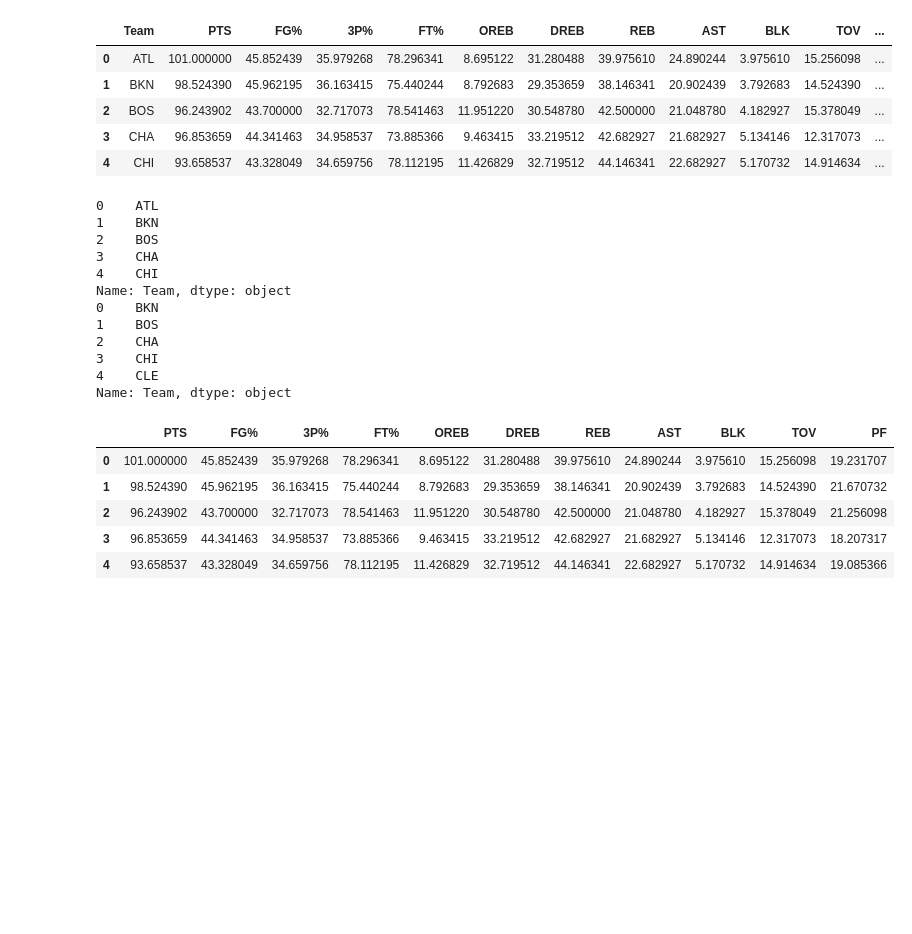
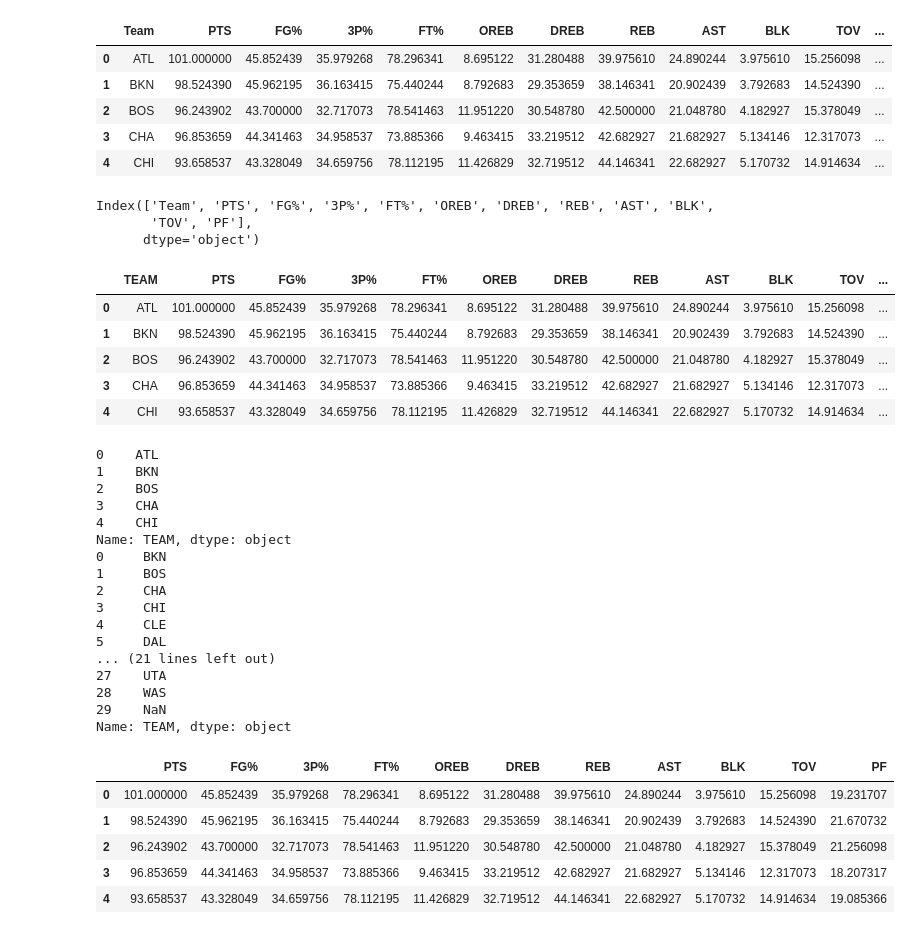
Before and after one commit to rwjenks/Final, a Jupyter notebook: Tim_Files/NBA_Season_Averages.ipynb, the cells around one changed output. Saved outputs shown, nothing was run; the diff lists cells and outputs as text; code cells hidden in the pictures; blank space fills up the shorter version.

Commit message:
corrected NaN issue on team names for 13-14

```diff
--- a/Tim_Files/NBA_Season_Averages.ipynb
+++ b/Tim_Files/NBA_Season_Averages.ipynb
@@ -98,23 +98,44 @@ avg_1314.head()
 | 2 | BOS | 96.243902 | 43.700000 | 32.717073 | 78.541463 | 11.951220 | 30.548780 | 42.500000 | 21.048780 | 4.182927 | 15.378049 | ... |
 | 3 | CHA | 96.853659 | 44.341463 | 34.958537 | 73.885366 | 9.463415 | 33.219512 | 42.682927 | 21.682927 | 5.134146 | 12.317073 | ... |
 | 4 | CHI | 93.658537 | 43.328049 | 34.659756 | 78.112195 | 11.426829 | 32.719512 | 44.146341 | 22.682927 | 5.170732 | 14.914634 | ... |
+# %%
+avg_1314.columns
+# %% [output]
+Index(['Team', 'PTS', 'FG%', '3P%', 'FT%', 'OREB', 'DREB', 'REB', 'AST', 'BLK',
+       'TOV', 'PF'],
+      dtype='object')
+# %%
+avg_1314.rename(columns = {list(avg_1314)[0]: 'TEAM'}, inplace = True)
+avg_1314.head()
+# %% [output]
+|  | TEAM | PTS | FG% | 3P% | FT% | OREB | DREB | REB | AST | BLK | TOV | ... |
+| 0 | ATL | 101.000000 | 45.852439 | 35.979268 | 78.296341 | 8.695122 | 31.280488 | 39.975610 | 24.890244 | 3.975610 | 15.256098 | ... |
+| 1 | BKN | 98.524390 | 45.962195 | 36.163415 | 75.440244 | 8.792683 | 29.353659 | 38.146341 | 20.902439 | 3.792683 | 14.524390 | ... |
+| 2 | BOS | 96.243902 | 43.700000 | 32.717073 | 78.541463 | 11.951220 | 30.548780 | 42.500000 | 21.048780 | 4.182927 | 15.378049 | ... |
+| 3 | CHA | 96.853659 | 44.341463 | 34.958537 | 73.885366 | 9.463415 | 33.219512 | 42.682927 | 21.682927 | 5.134146 | 12.317073 | ... |
+| 4 | CHI | 93.658537 | 43.328049 | 34.659756 | 78.112195 | 11.426829 | 32.719512 | 44.146341 | 22.682927 | 5.170732 | 14.914634 | ... |
 # %%
-home_team = avg_1314['Team']
+home_team = avg_1314['TEAM']
 print(home_team.head())
 
-away_team = avg_1314['Team'].shift(periods =-1)
-print(away_team.head())
+away_team = avg_1314['TEAM'].shift(periods =-1)
+print(away_team)
 # %% [output]
 0    ATL
 1    BKN
 2    BOS
 3    CHA
 4    CHI
-Name: Team, dtype: object
-0    BKN
-1    BOS
-2    CHA
-3    CHI
-4    CLE
-Name: Team, dtype: object
+Name: TEAM, dtype: object
+0     BKN
+1     BOS
+2     CHA
+3     CHI
+4     CLE
+5     DAL
+... (21 lines left out)
+27    UTA
+28    WAS
+29    NaN
+Name: TEAM, dtype: object
 # %%
```
Also changed, not shown: parts of 6 cells of this notebook.
